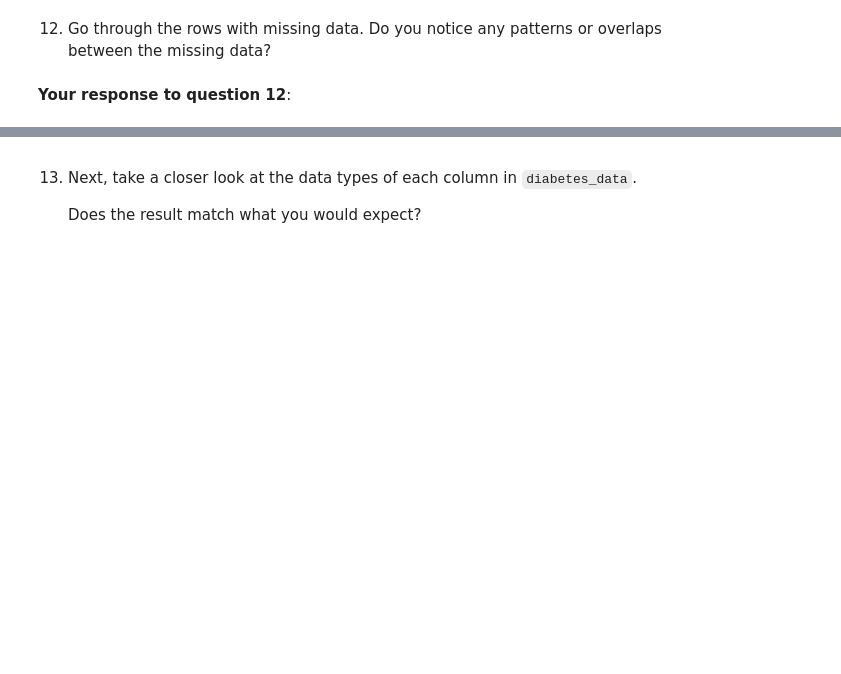
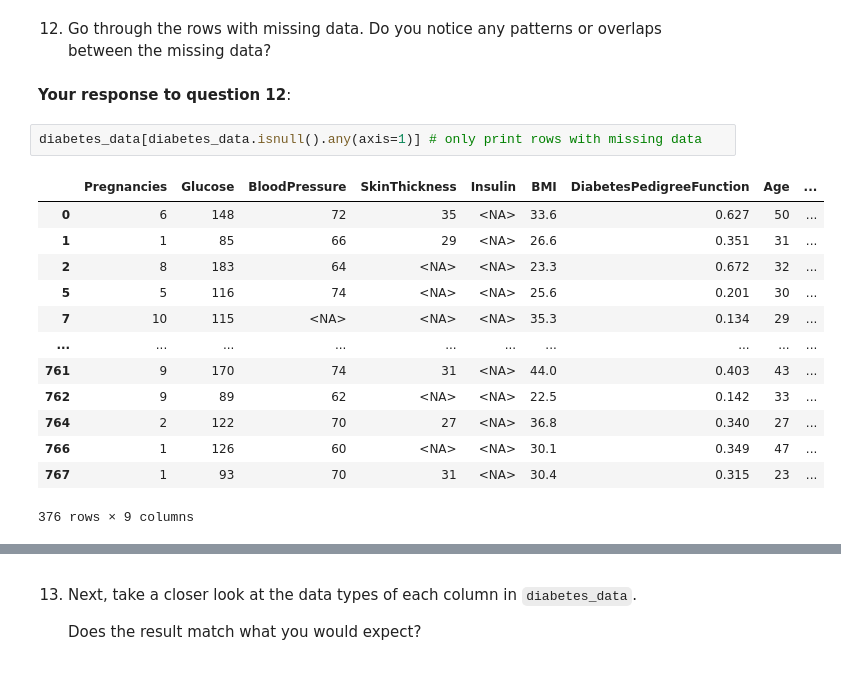
Before and after one commit to majorgilles/code_cademy_nlp, a Jupyter notebook: eda_diagnosing_diabetes/EDA Diagnosing Diabetes.ipynb, the cells around one changed output, grey strips where cells are left out. Drawn from its saved outputs; the diff is of its cells as text; blank space fills up the shorter version.

```diff
--- a/eda_diagnosing_diabetes/EDA Diagnosing Diabetes.ipynb
+++ b/eda_diagnosing_diabetes/EDA Diagnosing Diabetes.ipynb
@@ -146,3 +194,19 @@ dtype: int64
 12. Go through the rows with missing data. Do you notice any patterns or overlaps between the missing data?
 # %% [markdown]
 **Your response to question 12**:
+# %%
+diabetes_data[diabetes_data.isnull().any(axis=1)] # only print rows with missing data
+# %% [output]
+|  | Pregnancies | Glucose | BloodPressure | SkinThickness | Insulin | BMI | DiabetesPedigreeFunction | Age | ... |
+| 0 | 6 | 148 | 72 | 35 | <NA> | 33.6 | 0.627 | 50 | ... |
+| 1 | 1 | 85 | 66 | 29 | <NA> | 26.6 | 0.351 | 31 | ... |
+| 2 | 8 | 183 | 64 | <NA> | <NA> | 23.3 | 0.672 | 32 | ... |
+| 5 | 5 | 116 | 74 | <NA> | <NA> | 25.6 | 0.201 | 30 | ... |
+| 7 | 10 | 115 | <NA> | <NA> | <NA> | 35.3 | 0.134 | 29 | ... |
+| ... | ... | ... | ... | ... | ... | ... | ... | ... | ... |
+| 761 | 9 | 170 | 74 | 31 | <NA> | 44.0 | 0.403 | 43 | ... |
+| 762 | 9 | 89 | 62 | <NA> | <NA> | 22.5 | 0.142 | 33 | ... |
+| 764 | 2 | 122 | 70 | 27 | <NA> | 36.8 | 0.340 | 27 | ... |
+| 766 | 1 | 126 | 60 | <NA> | <NA> | 30.1 | 0.349 | 47 | ... |
+| 767 | 1 | 93 | 70 | 31 | <NA> | 30.4 | 0.315 | 23 | ... |
+376 rows × 9 columns
```
Also changed, not shown: parts of 13 cells of this notebook, 2 other files.
